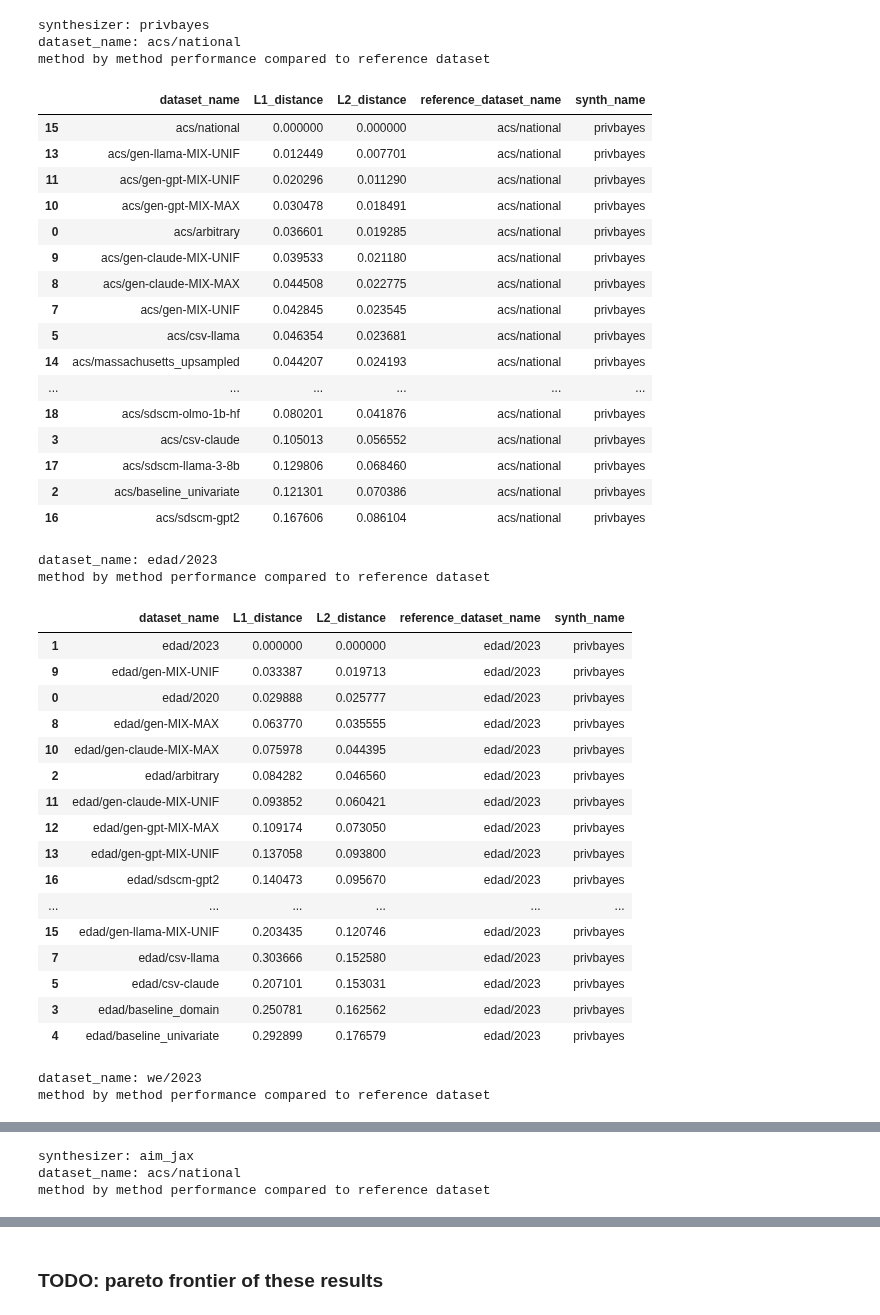
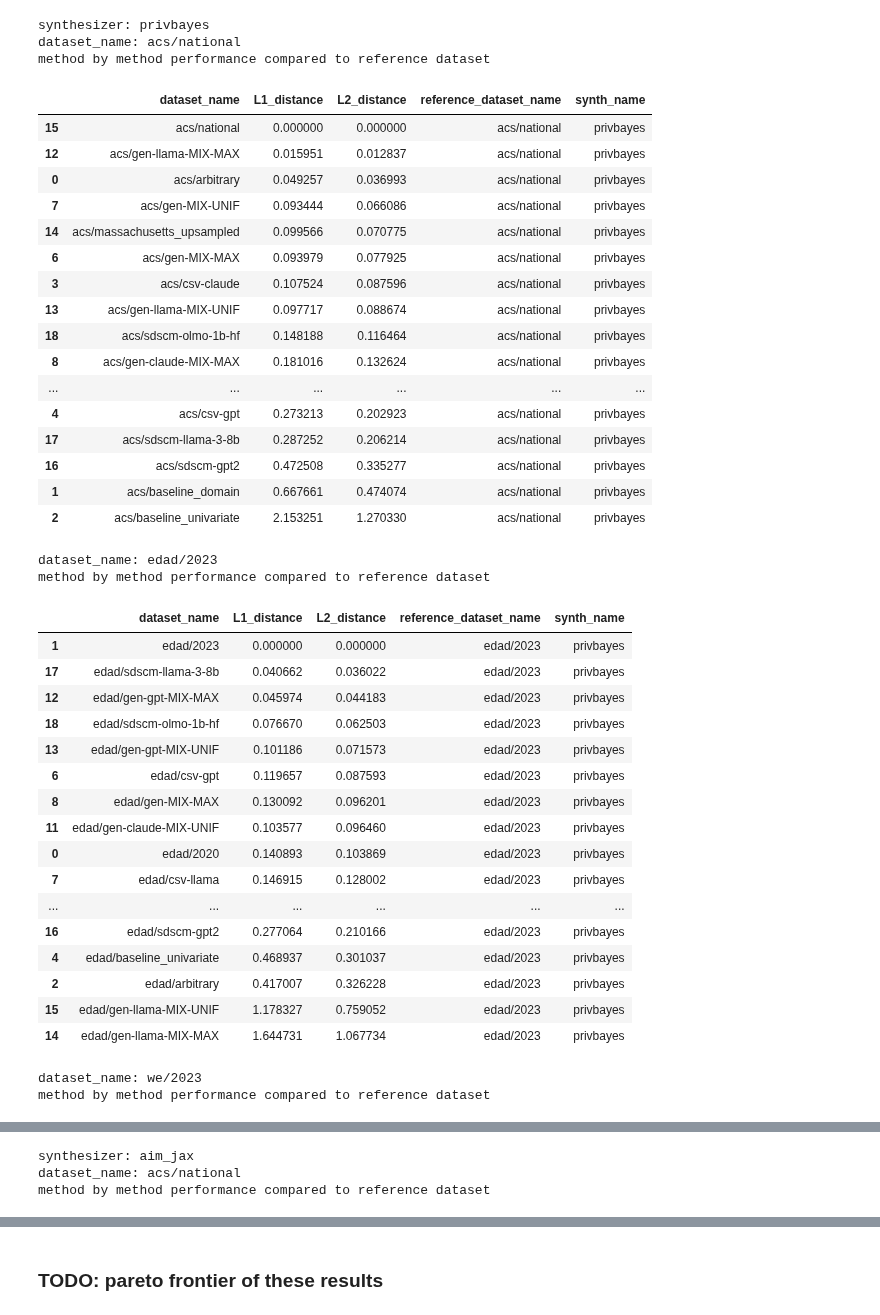
Before and after one commit to shlomihod/YDNPD, a Jupyter notebook: privacy_utility.ipynb, the cells around one changed output, grey strips where cells are left out. Saved outputs shown, nothing was run; the diff lists cells and outputs as text; code cells hidden in the pictures.

```diff
--- a/privacy_utility.ipynb
+++ b/privacy_utility.ipynb
@@ -21,6 +21,12 @@ ADDITIONAL_DATASETS = sum(list(ADDITIONAL_EXPERIMENTS.values()), [])
 
 with open("./results/harness.pkl", "rb") as f:
     utility_tasks_results = pickle.load(f)
+
+with open("./results/harness-epsilon-2.pkl", "rb") as f:
+    more_utility_tasks_results = pickle.load(f)
+
+# merge the two dicts
+utility_tasks_results = utility_tasks_results + more_utility_tasks_results
 
 for x in utility_tasks_results:
     if type(x["evaluation"]["error_rate_diff"]) == list:
@@ -151,7 +157,7 @@ for (synth_name, epsilon, reference_dataset_name), group_df in df_combined.group
                 ref_match = ref_df[ref_df["hparams_str"] == chosen_hparams_str]
                 if ref_match.empty:
                     # means reference never had that exact set of hyperparams
-                    raise ValueError(f"Reference dataset {ref_ds_name} never had hyperparams {chosen_hparams_str} for metric {metric}")
+                    raise ValueError(f"whoops")
 
                 # how does it perform on the reference dataset?
                 row_in_ref = ref_match.iloc[0]
@@ -242,7 +248,7 @@ import numpy as np
 epsilons = [1, 4, 8, 16]
 
 all_distance_dfs = []
-normalized_comparison = False
+normalized_comparison = True
 for synth_method in ['privbayes', 'aim_jax']:
     print()
     print(f"synthesizer: {synth_method}")
@@ -288,67 +294,67 @@ for synth_method in ['privbayes', 'aim_jax']:
         reference_vector = normalized_df.loc[ref_ds_name].values
 
         # we'll do both L1 and L2 distance between the vectors
         def compute_distances(row, ref_vector):
             l1 = np.sum(np.abs(row - ref_vector))
             l2 = np.sqrt(np.sum((row - ref_vector) ** 2))
             return pd.Series({'L1_distance': l1, 'L2_distance': l2})
 
         distance_df = normalized_df.apply(lambda row: compute_distances(row.values, reference_vector), axis=1)
 
         distance_df = distance_df.reset_index()
 
         distance_df_sorted = distance_df.sort_values(['L2_distance'])
 
         # add columns for the reference dataset and synth
         distance_df_sorted['reference_dataset_name'] = ref_ds_name
         distance_df_sorted['synth_name'] = synth_method
 
         print("method by method performance compared to reference dataset")
         display(distance_df_sorted)
 
         all_distance_dfs.append(distance_df_sorted)
 
 all_distance_df = pd.concat(all_distance_dfs)
 # %% [output]
 synthesizer: privbayes
 dataset_name: acs/national
 method by method performance compared to reference dataset
 |  | dataset_name | L1_distance | L2_distance | reference_dataset_name | synth_name |
 | 15 | acs/national | 0.000000 | 0.000000 | acs/national | privbayes |
-| 13 | acs/gen-llama-MIX-UNIF | 0.012449 | 0.007701 | acs/national | privbayes |
-| 11 | acs/gen-gpt-MIX-UNIF | 0.020296 | 0.011290 | acs/national | privbayes |
-| 10 | acs/gen-gpt-MIX-MAX | 0.030478 | 0.018491 | acs/national | privbayes |
-| 0 | acs/arbitrary | 0.036601 | 0.019285 | acs/national | privbayes |
-| 9 | acs/gen-claude-MIX-UNIF | 0.039533 | 0.021180 | acs/national | privbayes |
-| 8 | acs/gen-claude-MIX-MAX | 0.044508 | 0.022775 | acs/national | privbayes |
-| 7 | acs/gen-MIX-UNIF | 0.042845 | 0.023545 | acs/national | privbayes |
-| 5 | acs/csv-llama | 0.046354 | 0.023681 | acs/national | privbayes |
-| 14 | acs/massachusetts_upsampled | 0.044207 | 0.024193 | acs/national | privbayes |
+| 12 | acs/gen-llama-MIX-MAX | 0.015951 | 0.012837 | acs/national | privbayes |
+| 0 | acs/arbitrary | 0.049257 | 0.036993 | acs/national | privbayes |
+| 7 | acs/gen-MIX-UNIF | 0.093444 | 0.066086 | acs/national | privbayes |
+| 14 | acs/massachusetts_upsampled | 0.099566 | 0.070775 | acs/national | privbayes |
+| 6 | acs/gen-MIX-MAX | 0.093979 | 0.077925 | acs/national | privbayes |
+| 3 | acs/csv-claude | 0.107524 | 0.087596 | acs/national | privbayes |
+| 13 | acs/gen-llama-MIX-UNIF | 0.097717 | 0.088674 | acs/national | privbayes |
+| 18 | acs/sdscm-olmo-1b-hf | 0.148188 | 0.116464 | acs/national | privbayes |
+| 8 | acs/gen-claude-MIX-MAX | 0.181016 | 0.132624 | acs/national | privbayes |
 | ... | ... | ... | ... | ... | ... |
-| 18 | acs/sdscm-olmo-1b-hf | 0.080201 | 0.041876 | acs/national | privbayes |
-| 3 | acs/csv-claude | 0.105013 | 0.056552 | acs/national | privbayes |
-| 17 | acs/sdscm-llama-3-8b | 0.129806 | 0.068460 | acs/national | privbayes |
-| 2 | acs/baseline_univariate | 0.121301 | 0.070386 | acs/national | privbayes |
-| 16 | acs/sdscm-gpt2 | 0.167606 | 0.086104 | acs/national | privbayes |
+| 4 | acs/csv-gpt | 0.273213 | 0.202923 | acs/national | privbayes |
+| 17 | acs/sdscm-llama-3-8b | 0.287252 | 0.206214 | acs/national | privbayes |
+| 16 | acs/sdscm-gpt2 | 0.472508 | 0.335277 | acs/national | privbayes |
+| 1 | acs/baseline_domain | 0.667661 | 0.474074 | acs/national | privbayes |
+| 2 | acs/baseline_univariate | 2.153251 | 1.270330 | acs/national | privbayes |
 dataset_name: edad/2023
 method by method performance compared to reference dataset
 |  | dataset_name | L1_distance | L2_distance | reference_dataset_name | synth_name |
 | 1 | edad/2023 | 0.000000 | 0.000000 | edad/2023 | privbayes |
-| 9 | edad/gen-MIX-UNIF | 0.033387 | 0.019713 | edad/2023 | privbayes |
-| 0 | edad/2020 | 0.029888 | 0.025777 | edad/2023 | privbayes |
-| 8 | edad/gen-MIX-MAX | 0.063770 | 0.035555 | edad/2023 | privbayes |
-| 10 | edad/gen-claude-MIX-MAX | 0.075978 | 0.044395 | edad/2023 | privbayes |
-| 2 | edad/arbitrary | 0.084282 | 0.046560 | edad/2023 | privbayes |
-| 11 | edad/gen-claude-MIX-UNIF | 0.093852 | 0.060421 | edad/2023 | privbayes |
-| 12 | edad/gen-gpt-MIX-MAX | 0.109174 | 0.073050 | edad/2023 | privbayes |
-| 13 | edad/gen-gpt-MIX-UNIF | 0.137058 | 0.093800 | edad/2023 | privbayes |
-| 16 | edad/sdscm-gpt2 | 0.140473 | 0.095670 | edad/2023 | privbayes |
+| 17 | edad/sdscm-llama-3-8b | 0.040662 | 0.036022 | edad/2023 | privbayes |
+| 12 | edad/gen-gpt-MIX-MAX | 0.045974 | 0.044183 | edad/2023 | privbayes |
+| 18 | edad/sdscm-olmo-1b-hf | 0.076670 | 0.062503 | edad/2023 | privbayes |
+| 13 | edad/gen-gpt-MIX-UNIF | 0.101186 | 0.071573 | edad/2023 | privbayes |
+| 6 | edad/csv-gpt | 0.119657 | 0.087593 | edad/2023 | privbayes |
+| 8 | edad/gen-MIX-MAX | 0.130092 | 0.096201 | edad/2023 | privbayes |
+| 11 | edad/gen-claude-MIX-UNIF | 0.103577 | 0.096460 | edad/2023 | privbayes |
+| 0 | edad/2020 | 0.140893 | 0.103869 | edad/2023 | privbayes |
+| 7 | edad/csv-llama | 0.146915 | 0.128002 | edad/2023 | privbayes |
 | ... | ... | ... | ... | ... | ... |
-| 15 | edad/gen-llama-MIX-UNIF | 0.203435 | 0.120746 | edad/2023 | privbayes |
-| 7 | edad/csv-llama | 0.303666 | 0.152580 | edad/2023 | privbayes |
-| 5 | edad/csv-claude | 0.207101 | 0.153031 | edad/2023 | privbayes |
-| 3 | edad/baseline_domain | 0.250781 | 0.162562 | edad/2023 | privbayes |
-| 4 | edad/baseline_univariate | 0.292899 | 0.176579 | edad/2023 | privbayes |
+| 16 | edad/sdscm-gpt2 | 0.277064 | 0.210166 | edad/2023 | privbayes |
+| 4 | edad/baseline_univariate | 0.468937 | 0.301037 | edad/2023 | privbayes |
+| 2 | edad/arbitrary | 0.417007 | 0.326228 | edad/2023 | privbayes |
+| 15 | edad/gen-llama-MIX-UNIF | 1.178327 | 0.759052 | edad/2023 | privbayes |
+| 14 | edad/gen-llama-MIX-MAX | 1.644731 | 1.067734 | edad/2023 | privbayes |
 dataset_name: we/2023
 method by method performance compared to reference dataset
 |  | dataset_name | L1_distance | L2_distance | reference_dataset_name | synth_name |
```
Also changed, not shown: parts of 3 cells of this notebook, 20 other files.
